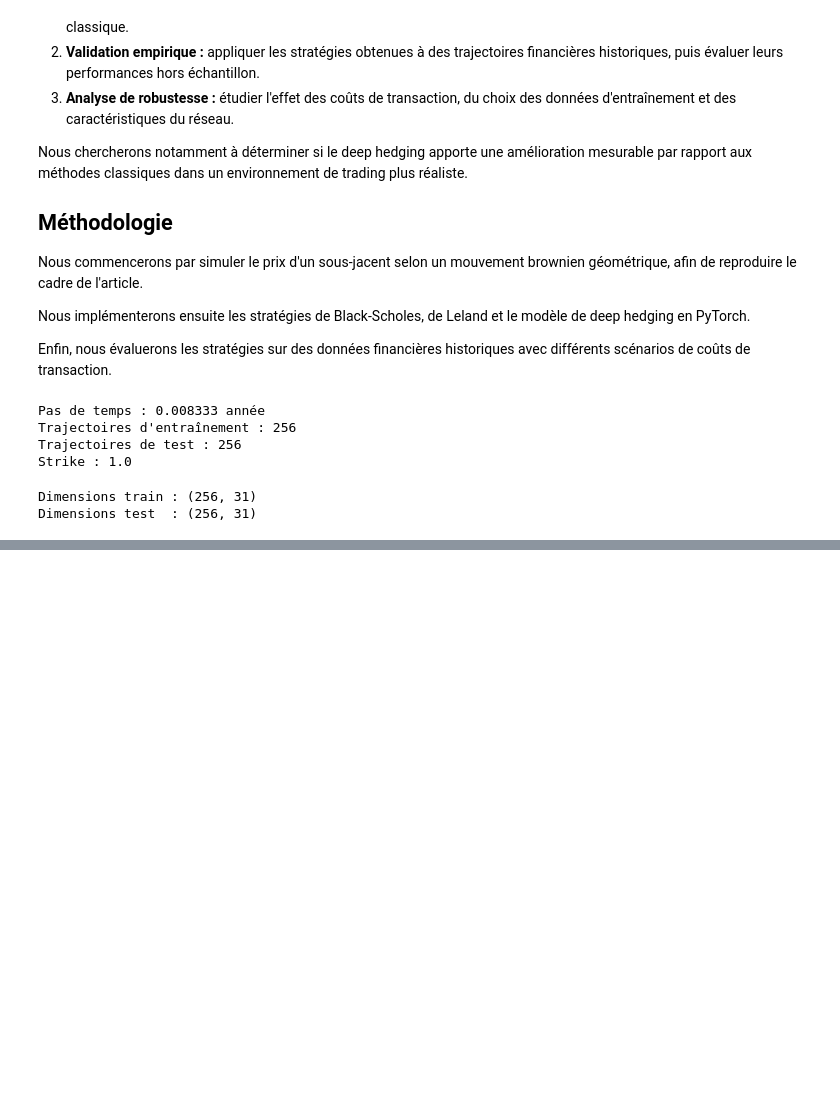
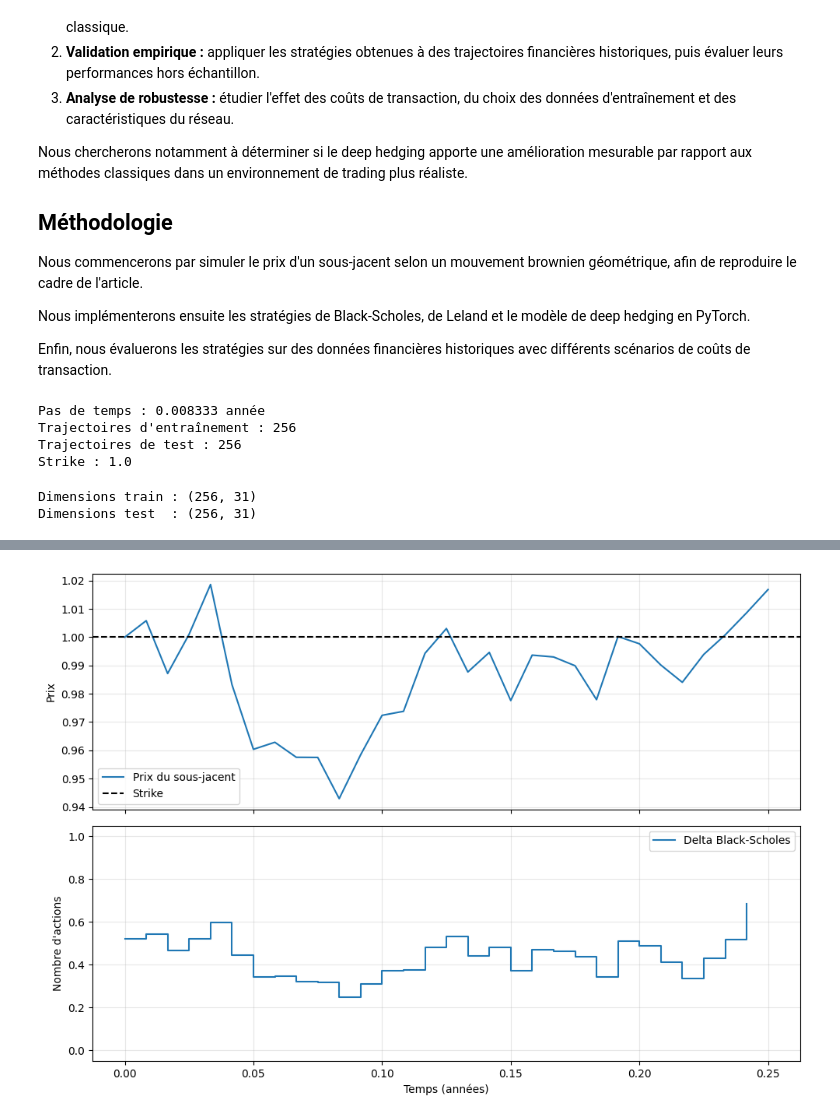
Before and after one commit to PEMeyrignac/DeepLearning, a Jupyter notebook: Projet_Deep_Learning.ipynb, the cells around one changed output, grey strips where cells are left out. Saved outputs shown, nothing was run; the diff lists cells and outputs as text; code cells hidden in the pictures; blank space fills up the shorter version.

```diff
--- a/Projet_Deep_Learning.ipynb
+++ b/Projet_Deep_Learning.ipynb
@@ -166,0 +167,90 @@ plt.show()
+# %%
+
+def bs_call_delta(S, K, tau, r, sigma):
+    """
+    Delta Black-Scholes d'un call européen.
+
+    Parameters
+    ----------
+    S : float ou np.ndarray
+        Prix actuel du sous-jacent.
+    K : float
+        Strike du call.
+    tau : float
+        Temps restant jusqu'à maturité, en années.
+    r : float
+        Taux sans risque.
+    sigma : float
+        Volatilité annuelle.
+
+    Returns
+    -------
+    Delta du call.
+    """
+
+    S = np.asarray(S, dtype=float)
+    tau = np.asarray(tau, dtype=float)
+
+    # Évite une division par zéro à maturité
+    tau_safe = np.maximum(tau, 1e-12)
+
+    d1 = (
+        np.log(S / K)
+        + (r + 0.5 * sigma**2) * tau_safe
+    ) / (sigma * np.sqrt(tau_safe))
+
+    delta = norm.cdf(d1)
+
+    # À maturité, le delta devient celui du payoff
+    delta = np.where(
+        tau <= 0,
+        np.where(S > K, 1.0,
+                 np.where(S < K, 0.0, 0.5)),
+        delta
+    )
+
+    return delta
+
+
+# Exemple : première trajectoire d'entraînement
+example_path = train_paths[0]
+
+# Calcul des positions aux 30 dates de couverture
+bs_deltas = np.array([
+    bs_call_delta(
+        S=example_path[i],
+        K=K,
+        tau=T - times[i],
+        r=r,
+        sigma=sigma
+    )
+    for i in range(N_STEPS)
+])
+
+print("Delta initial :", round(float(bs_deltas[0]), 4))
+print("Delta à la dernière date :", round(float(bs_deltas[-1]), 4))
+
+# Visualisation
+fig, axes = plt.subplots(2, 1, figsize=(10, 7), sharex=True)
+
+axes[0].plot(times, example_path, label="Prix du sous-jacent")
+axes[0].axhline(K, color="black", linestyle="--", label="Strike")
+axes[0].set_ylabel("Prix")
+axes[0].legend()
+axes[0].grid(alpha=0.3)
+
+axes[1].step(
+    times[:-1],
+    bs_deltas,
+    where="post",
+    label="Delta Black-Scholes"
+)
+axes[1].set_xlabel("Temps (années)")
+axes[1].set_ylabel("Nombre d'actions")
+axes[1].set_ylim(-0.05, 1.05)
+axes[1].legend()
+axes[1].grid(alpha=0.3)
+
+plt.tight_layout()
+plt.show()
+# %% [output]
@@ -166,0 +259 @@ plt.show()
+[figure, added]
```
Also changed, not shown: parts of 13 cells of this notebook.
